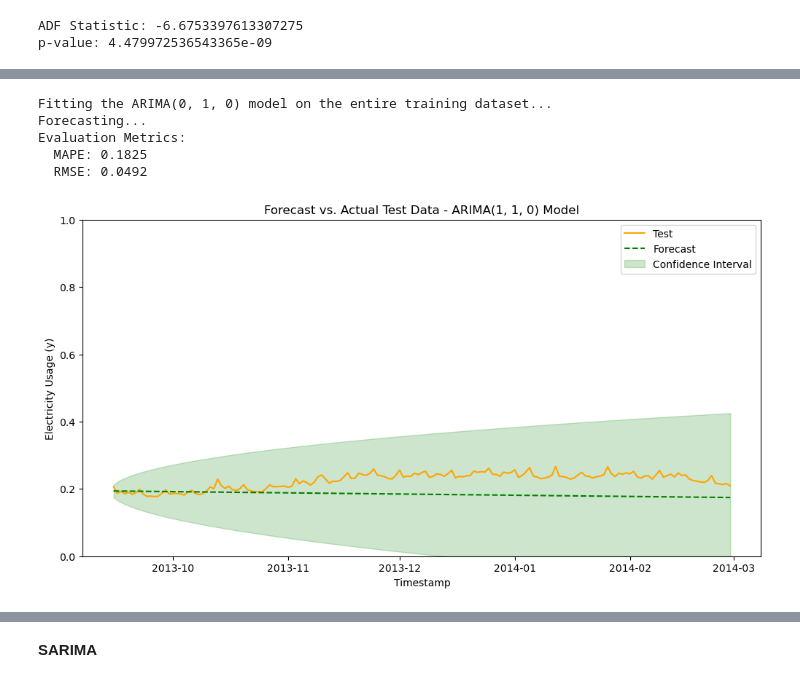
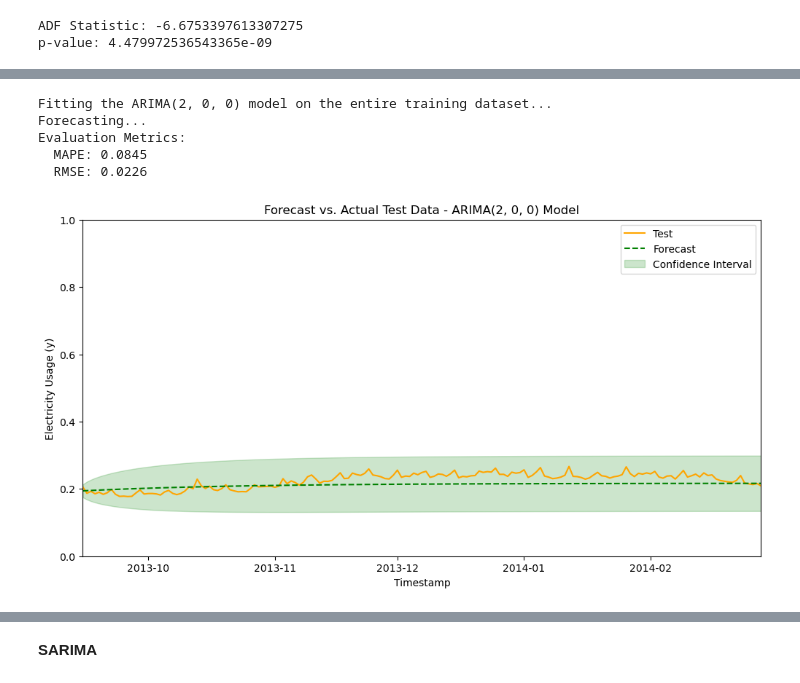
Before and after one commit to chowfi/electricity_demand_forecasting, a Jupyter notebook: notebooks/models.ipynb, the cells around one changed output, grey strips where cells are left out. Cells and saved outputs as stored; diff of their text form; code cells hidden in the pictures.

```diff
--- a/notebooks/models.ipynb
+++ b/notebooks/models.ipynb
@@ -405,35 +432,36 @@ plt.show()
 # %%
 train_series = train_data_daily.set_index('date')['y']
 test_series = test_data_daily.set_index('date')['y']
 
-print("Fitting the ARIMA(0, 1, 0) model on the entire training dataset...")
-model = ARIMA(order=(0, 1, 0), suppress_warnings=True)
+print("Fitting the ARIMA(2, 0, 0) model on the entire training dataset...")
+model = ARIMA(order=(2, 0, 0), suppress_warnings=True)
 model.fit(train_series)
 
 print("Forecasting...")
 forecast_values, conf_int = model.predict(n_periods=len(test_series), return_conf_int=True)
 
 mape = mean_absolute_percentage_error(test_series, forecast_values)
 rmse = np.sqrt(mean_squared_error(test_series, forecast_values))
 
 print(f"Evaluation Metrics:")
 print(f"  MAPE: {mape:.4f}")
 print(f"  RMSE: {rmse:.4f}")
 
 plt.figure(figsize=(12, 6))
 plt.plot(test_series.index, test_series, label='Test', color='orange')
 plt.plot(test_series.index, forecast_values, label='Forecast', linestyle='--', color='green')
 plt.fill_between(test_series.index, conf_int[:, 0], conf_int[:, 1], color='green', alpha=0.2, label='Confidence Interval')
-plt.title("Forecast vs. Actual Test Data - ARIMA(1, 1, 0) Model")
+plt.title("Forecast vs. Actual Test Data - ARIMA(2, 0, 0) Model")
 plt.xlabel("Timestamp")
 plt.ylabel("Electricity Usage (y)")
+plt.xlim(test_series.index.min(), test_series.index.max())
 plt.ylim(0, 1)
 plt.legend()
 plt.show()
 # %% [output]
-Fitting the ARIMA(0, 1, 0) model on the entire training dataset...
+Fitting the ARIMA(2, 0, 0) model on the entire training dataset...
 Forecasting...
 Evaluation Metrics:
-  MAPE: 0.1825
-  RMSE: 0.0492
+  MAPE: 0.0845
+  RMSE: 0.0226
-[figure, old version]
+[figure, new version]
```
Also changed, not shown: parts of 10 cells of this notebook.
